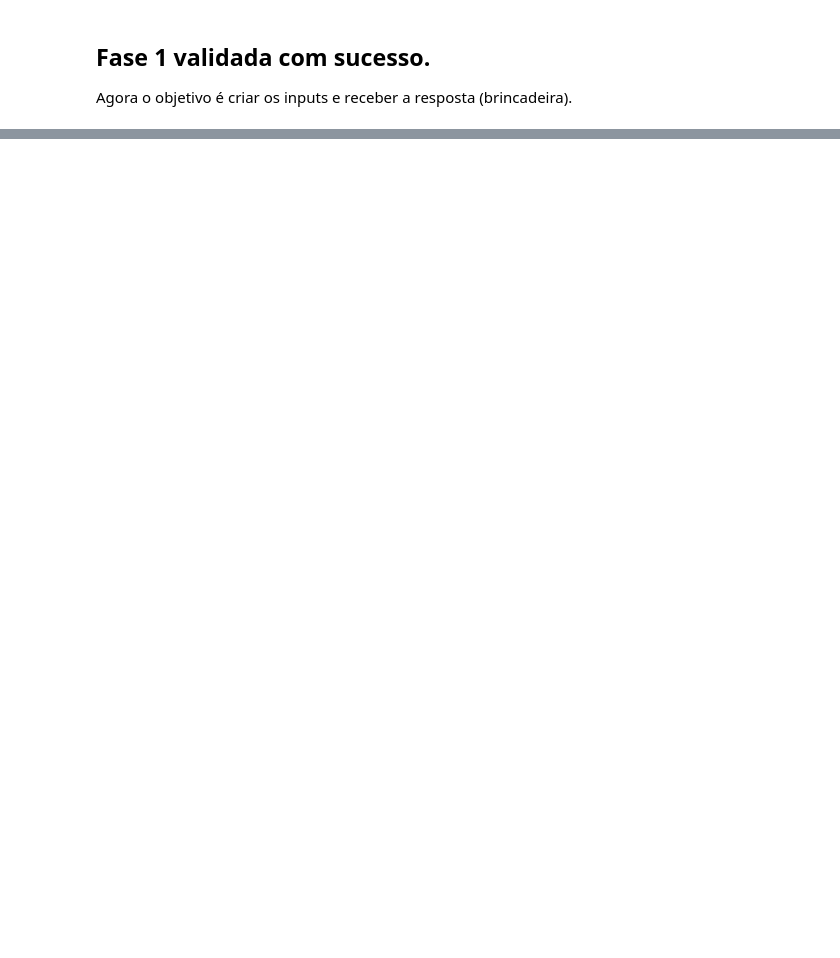
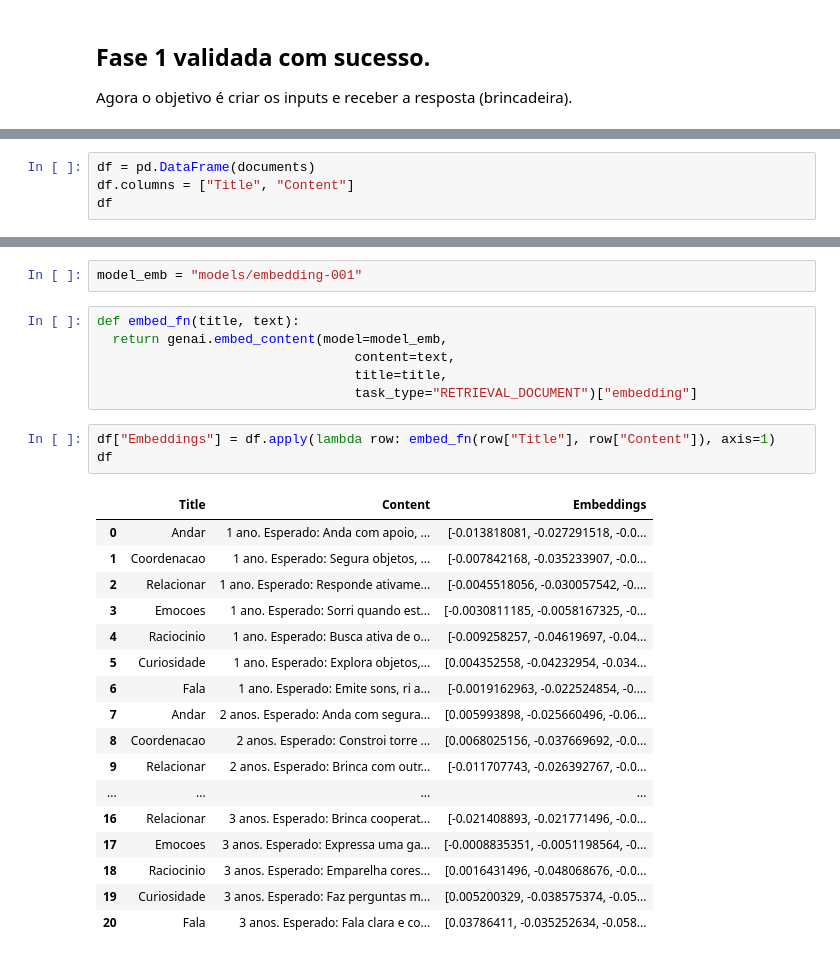
Before and after one commit to EstimulaAI/projeto, a Jupyter notebook: Protótipo_EstimulaAI.ipynb, the cells around one changed output, grey strips where cells are left out. Cells and saved outputs as stored; diff of their text form; blank space fills up the shorter version.

```diff
--- a/Protótipo_EstimulaAI.ipynb
+++ b/Protótipo_EstimulaAI.ipynb
@@ -188,0 +313,4 @@ Rumo ao projeto final e à [entrega](https://adspacheco.gitbook.io/estimulaai/te
+# %%
+df = pd.DataFrame(documents)
+df.columns = ["Title", "Content"]
+df
@@ -188,0 +335,29 @@ Rumo ao projeto final e à [entrega](https://adspacheco.gitbook.io/estimulaai/te
+# %%
+model_emb = "models/embedding-001"
+# %%
+def embed_fn(title, text):
+  return genai.embed_content(model=model_emb,
+                                 content=text,
+                                 title=title,
+                                 task_type="RETRIEVAL_DOCUMENT")["embedding"]
+# %%
+df["Embeddings"] = df.apply(lambda row: embed_fn(row["Title"], row["Content"]), axis=1)
+df
+# %% [output]
+|  | Title | Content | Embeddings |
+| 0 | Andar | 1 ano. Esperado: Anda com apoio, ... | [-0.013818081, -0.027291518, -0.0... |
+| 1 | Coordenacao | 1 ano. Esperado: Segura objetos, ... | [-0.007842168, -0.035233907, -0.0... |
+| 2 | Relacionar | 1 ano. Esperado: Responde ativame... | [-0.0045518056, -0.030057542, -0.... |
+| 3 | Emocoes | 1 ano. Esperado: Sorri quando est... | [-0.0030811185, -0.0058167325, -0... |
+| 4 | Raciocinio | 1 ano. Esperado: Busca ativa de o... | [-0.009258257, -0.04619697, -0.04... |
+| 5 | Curiosidade | 1 ano. Esperado: Explora objetos,... | [0.004352558, -0.04232954, -0.034... |
+| 6 | Fala | 1 ano. Esperado: Emite sons, ri a... | [-0.0019162963, -0.022524854, -0.... |
+| 7 | Andar | 2 anos. Esperado: Anda com segura... | [0.005993898, -0.025660496, -0.06... |
+| 8 | Coordenacao | 2 anos. Esperado: Constroi torre ... | [0.0068025156, -0.037669692, -0.0... |
+| 9 | Relacionar | 2 anos. Esperado: Brinca com outr... | [-0.011707743, -0.026392767, -0.0... |
+| ... | ... | ... | ... |
+| 16 | Relacionar | 3 anos. Esperado: Brinca cooperat... | [-0.021408893, -0.021771496, -0.0... |
+| 17 | Emocoes | 3 anos. Esperado: Expressa uma ga... | [-0.0008835351, -0.0051198564, -0... |
+| 18 | Raciocinio | 3 anos. Esperado: Emparelha cores... | [0.0016431496, -0.048068676, -0.0... |
+| 19 | Curiosidade | 3 anos. Esperado: Faz perguntas m... | [0.005200329, -0.038575374, -0.05... |
+| 20 | Fala | 3 anos. Esperado: Fala clara e co... | [0.03786411, -0.035252634, -0.058... |
```
Also changed, not shown: parts of 12 cells of this notebook.
